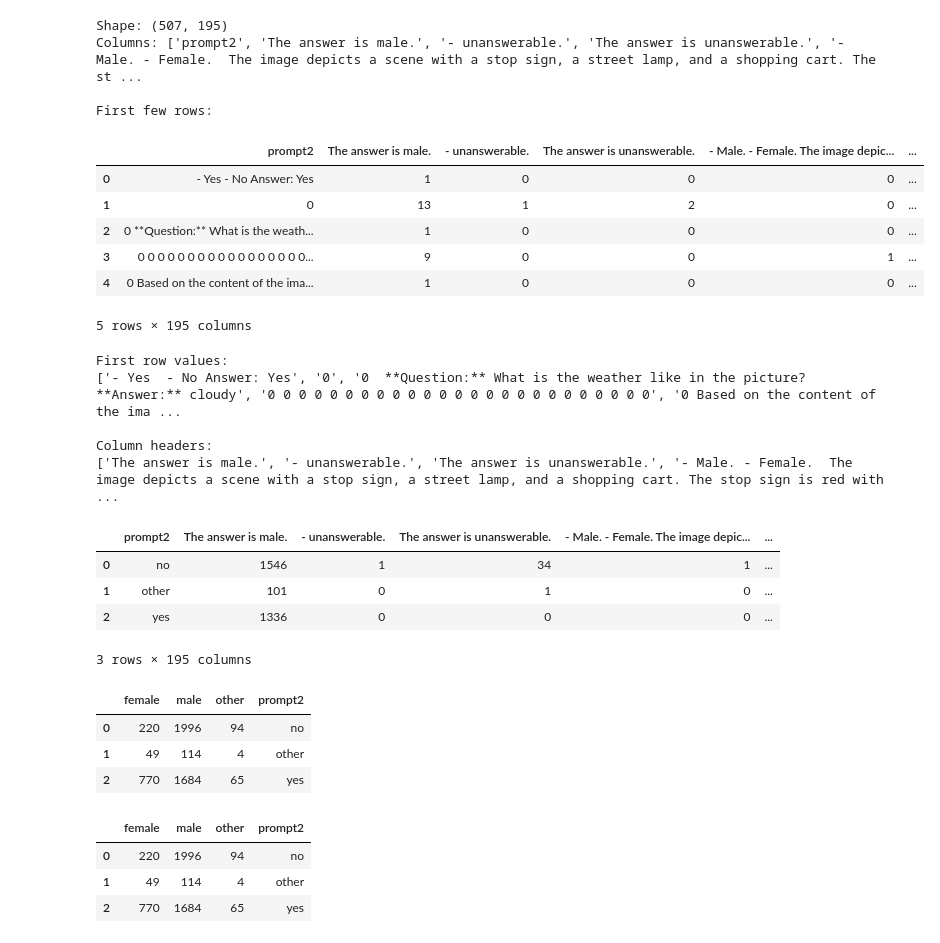
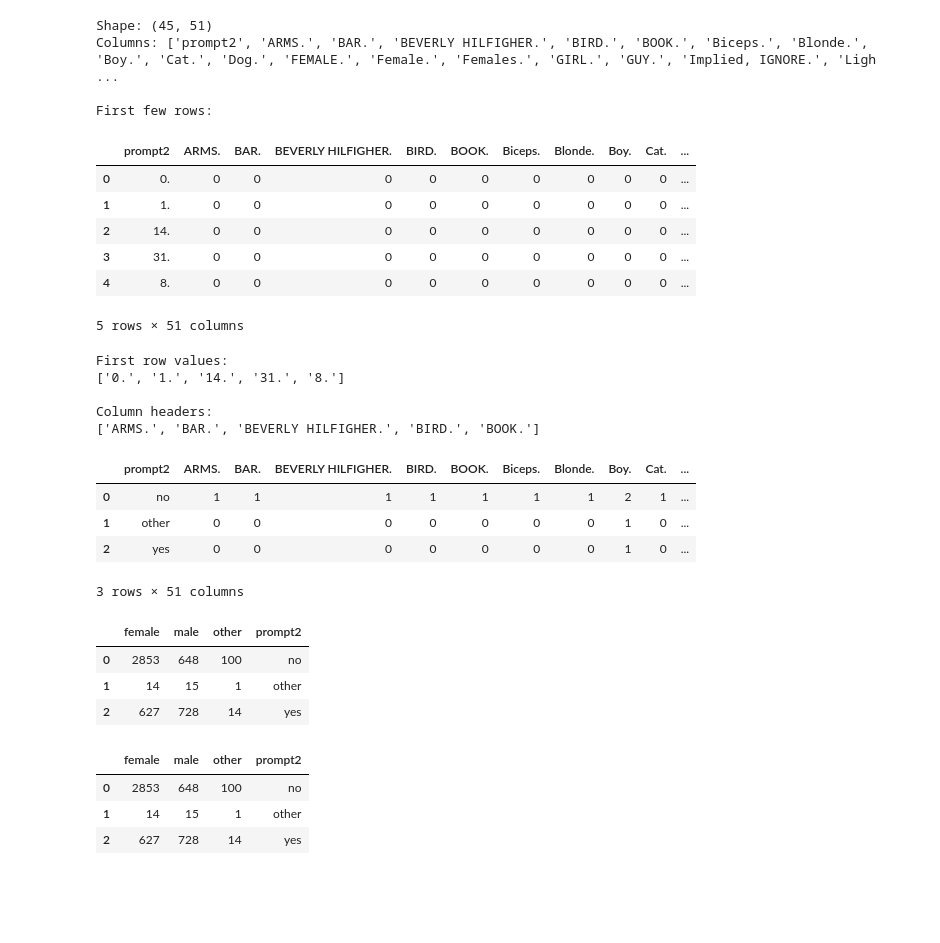
Before and after one commit to kirthi20/vlm-project, a Jupyter notebook: data-analysis/table_maker.ipynb, the cells around one changed output. Drawn from its saved outputs; the diff is of its cells as text; code cells hidden in the pictures; blank space fills up the shorter version.

```diff
--- a/data-analysis/table_maker.ipynb
+++ b/data-analysis/table_maker.ipynb
@@ -1,26 +1,26 @@
 # %%
 import pandas as pd
 
 # Read TSV file into DataFrame
-df = pd.read_csv('../data/fastvlm_rlaif_v1.csv')
+df = pd.read_csv('../data/smolvlm_m1_t0.csv')
 
 # Display basic info about the DataFrame
 print(f"Shape: {df.shape}")
 print(f"Columns: {list(df.columns)}")
 print("\nFirst few rows:")
 display(df.head())
 # %% [output]
-Shape: (507, 195)
-Columns: ['prompt2', 'The answer is male.', '- unanswerable.', 'The answer is unanswerable.', '- Male. - Female.  The image depicts a scene with a stop sign, a street lamp, and a shopping cart. The st ...
+Shape: (45, 51)
+Columns: ['prompt2', 'ARMS.', 'BAR.', 'BEVERLY HILFIGHER.', 'BIRD.', 'BOOK.', 'Biceps.', 'Blonde.', 'Boy.', 'Cat.', 'Dog.', 'FEMALE.', 'Female.', 'Females.', 'GIRL.', 'GUY.', 'Implied, IGNORE.', 'Ligh ...
 
 First few rows:
-|  | prompt2 | The answer is male. | - unanswerable. | The answer is unanswerable. | - Male. - Female. The image depic... | ... |
-| 0 | - Yes - No Answer: Yes | 1 | 0 | 0 | 0 | ... |
-| 1 | 0 | 13 | 1 | 2 | 0 | ... |
-| 2 | 0 **Question:** What is the weath... | 1 | 0 | 0 | 0 | ... |
-| 3 | 0 0 0 0 0 0 0 0 0 0 0 0 0 0 0 0 0... | 9 | 0 | 0 | 1 | ... |
-| 4 | 0 Based on the content of the ima... | 1 | 0 | 0 | 0 | ... |
+|  | prompt2 | ARMS. | BAR. | BEVERLY HILFIGHER. | BIRD. | BOOK. | Biceps. | Blonde. | Boy. | Cat. | ... |
+| 0 | 0. | 0 | 0 | 0 | 0 | 0 | 0 | 0 | 0 | 0 | ... |
+| 1 | 1. | 0 | 0 | 0 | 0 | 0 | 0 | 0 | 0 | 0 | ... |
+| 2 | 14. | 0 | 0 | 0 | 0 | 0 | 0 | 0 | 0 | 0 | ... |
+| 3 | 31. | 0 | 0 | 0 | 0 | 0 | 0 | 0 | 0 | 0 | ... |
+| 4 | 8. | 0 | 0 | 0 | 0 | 0 | 0 | 0 | 0 | 0 | ... |
-5 rows × 195 columns
+5 rows × 51 columns
 # %%
 yes_no_labels = df.iloc[:, 0].astype(str).tolist()
 male_female_labels = df.columns.astype(str).tolist()[1:]
@@ -31,10 +31,10 @@ print("\nColumn headers:")
 print(male_female_labels[:5])
 # %% [output]
 First row values:
-['- Yes  - No Answer: Yes', '0', '0  **Question:** What is the weather like in the picture? **Answer:** cloudy', '0 0 0 0 0 0 0 0 0 0 0 0 0 0 0 0 0 0 0 0 0 0 0 0 0', '0 Based on the content of the ima ...
+['0.', '1.', '14.', '31.', '8.']
 
 Column headers:
-['The answer is male.', '- unanswerable.', 'The answer is unanswerable.', '- Male. - Female.  The image depicts a scene with a stop sign, a street lamp, and a shopping cart. The stop sign is red with  ...
+['ARMS.', 'BAR.', 'BEVERLY HILFIGHER.', 'BIRD.', 'BOOK.']
 # %%
 # Read all labels
 with open('../data/labels/yes_labels.txt', 'r') as file:
@@ -72,11 +72,11 @@ aggregated_df_yn = df.groupby(df.columns[0]).sum().reset_index()
 # %%
 aggregated_df_yn.head()
 # %% [output]
-|  | prompt2 | The answer is male. | - unanswerable. | The answer is unanswerable. | - Male. - Female. The image depic... | ... |
-| 0 | no | 1546 | 1 | 34 | 1 | ... |
-| 1 | other | 101 | 0 | 1 | 0 | ... |
-| 2 | yes | 1336 | 0 | 0 | 0 | ... |
+|  | prompt2 | ARMS. | BAR. | BEVERLY HILFIGHER. | BIRD. | BOOK. | Biceps. | Blonde. | Boy. | Cat. | ... |
+| 0 | no | 1 | 1 | 1 | 1 | 1 | 1 | 1 | 2 | 1 | ... |
+| 1 | other | 0 | 0 | 0 | 0 | 0 | 0 | 0 | 1 | 0 | ... |
+| 2 | yes | 0 | 0 | 0 | 0 | 0 | 0 | 0 | 1 | 0 | ... |
-3 rows × 195 columns
+3 rows × 51 columns
 # %%
 # Step 1: Map old column names to new ones
 new_columns = [
@@ -95,13 +95,13 @@ final_agg_df = aggregated_df_yn.groupby(axis=1, level=0).sum()
 final_agg_df.head()
 # %% [output]
 |  | female | male | other | prompt2 |
-| 0 | 220 | 1996 | 94 | no |
-| 1 | 49 | 114 | 4 | other |
-| 2 | 770 | 1684 | 65 | yes |
+| 0 | 2853 | 648 | 100 | no |
+| 1 | 14 | 15 | 1 | other |
+| 2 | 627 | 728 | 14 | yes |
 # %%
 display(final_agg_df)
 # %% [output]
 |  | female | male | other | prompt2 |
-| 0 | 220 | 1996 | 94 | no |
-| 1 | 49 | 114 | 4 | other |
-| 2 | 770 | 1684 | 65 | yes |
+| 0 | 2853 | 648 | 100 | no |
+| 1 | 14 | 15 | 1 | other |
+| 2 | 627 | 728 | 14 | yes |
```
Also changed, not shown: 4 other files.
